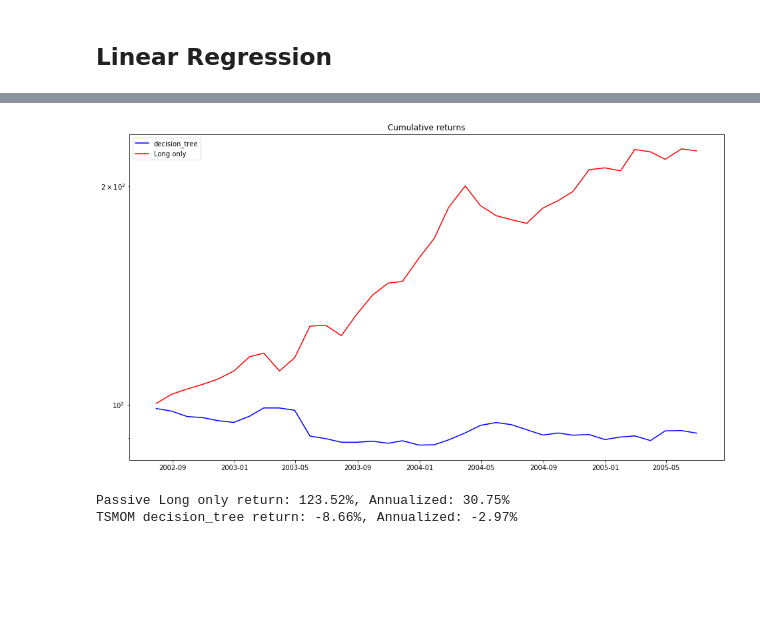
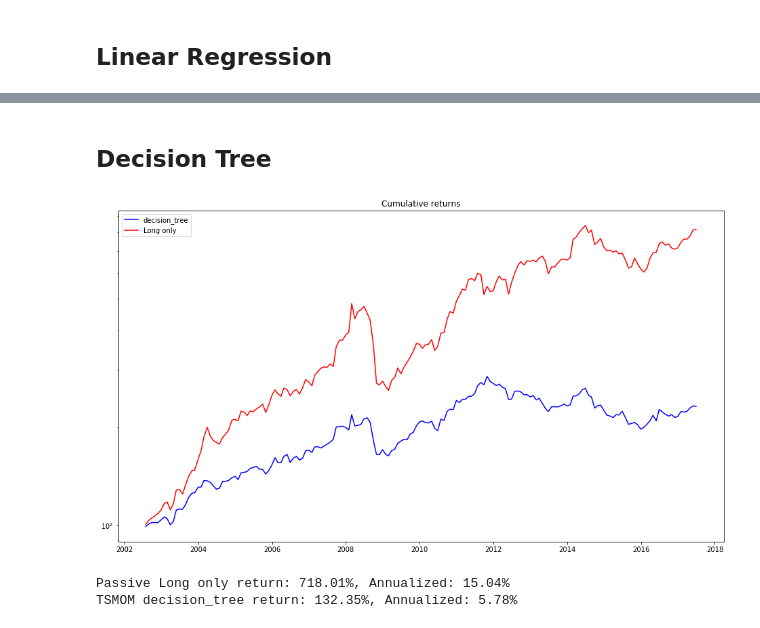
Before and after one commit to turing-usp/Momentum, a Jupyter notebook: TSMOM_Leme.ipynb, the cells around one changed output, grey strips where cells are left out. Saved outputs shown, nothing was run; the diff lists cells and outputs as text; code cells hidden in the pictures; blank space fills up the shorter version.

Commit message:
ML signals and loading bar

```diff
--- a/TSMOM_Leme.ipynb
+++ b/TSMOM_Leme.ipynb
@@ -214,0 +224,11 @@ result.head()
+# %%
+lr = LinearRegression()
+dtr = DecisionTreeRegressor()
+rf = RandomForestRegressor()
+
+price_monthly = close_df.resample('BM').last().ffill()
+
+
+a=30
+b=80
+signal = ml_signal(rf, price_monthly[a:b])
@@ -279,7 +359,28 @@ def tsmom (df,returns_monthly, vol_monthly,date, method = 'momentum', risk=0.4,
 # %% [markdown]
 # Backtesting and plot functions
 # %%
-def plot_backtesting(returns_model, returns_baseline, label_model, label_baseline, title):
+def printProgressBar (iteration, total, prefix = '', suffix = '', decimals = 1, length = 100, fill = '█', printEnd = "\r"):
+    """
+    Call in a loop to create terminal progress bar
+    @params:
+        iteration   - Required  : current iteration (Int)
+        total       - Required  : total iterations (Int)
+        prefix      - Optional  : prefix string (Str)
+        suffix      - Optional  : suffix string (Str)
+        decimals    - Optional  : positive number of decimals in percent complete (Int)
+        length      - Optional  : character length of bar (Int)
+        fill        - Optional  : bar fill character (Str)
+        printEnd    - Optional  : end character (e.g. "\r", "\r\n") (Str)
+    """
+    percent = ("{0:." + str(decimals) + "f}").format(100 * (iteration / float(total)))
+    filledLength = int(length * iteration // total)
+    bar = fill * filledLength + '-' * (length - filledLength)
+    print('\r%s |%s| %s%% %s' % (prefix, bar, percent, suffix), end = printEnd)
+    # Print New Line on Complete
+    if iteration == total:
+        print()
+
+def plot_backtesting(returns_model, returns_baseline, years, label_model, label_baseline, title):
 
     plt.figure(figsize=(16, 9))
 
@@ -311,10 +412,11 @@ def backtesting(close_df, vol_monthly, start_date, years, method, plot=True):
 
     for i in range(start, end):
 
+        printProgressBar (iteration=i-start, total=end-start-1)
+
         returns_model.append(tsmom(close_df, returns_monthly, vol_monthly, i, method))
 
-        returns_baseline.append(tsmom(close_df, returns_monthly,
-                                           vol_monthly, i, passive=True))
+        returns_baseline.append(tsmom(close_df, returns_monthly, vol_monthly, i, passive=True))
 
     returns_model = pd.DataFrame(returns_model)
     returns_baseline = pd.DataFrame(returns_baseline)
@@ -323,7 +425,7 @@ def backtesting(close_df, vol_monthly, start_date, years, method, plot=True):
     returns_baseline.index = returns_monthly.iloc[start:end].index
 
     if plot:
-        plot_backtesting(returns_model, returns_baseline, method, "Long only", "Cumulative returns")
+        plot_backtesting(returns_model, returns_baseline, years, method, "Long only", "Cumulative returns")
 # %% [markdown]
 ## Classic TSMOM
 # %%
@@ -393,6 +501,8 @@ TSMOM linear_regression return: 19.44%, Annualized: 6.1%
+# %% [markdown]
+## Decision Tree
 # %%
-backtesting(close_df, gk_monthly, start_date= 36, years=3, method="decision_tree", plot=True)
+backtesting(close_df, gk_monthly, start_date= 36, years=15, method="decision_tree", plot=True)
 # %% [output]
-[figure, old version]
+[figure, new version]
-Passive Long only return: 123.52%, Annualized: 30.75%
-TSMOM decision_tree return: -8.66%, Annualized: -2.97%
+Passive Long only return: 718.01%, Annualized: 15.04%
+TSMOM decision_tree return: 132.35%, Annualized: 5.78%
```
Also changed, not shown: parts of 14 cells of this notebook.
